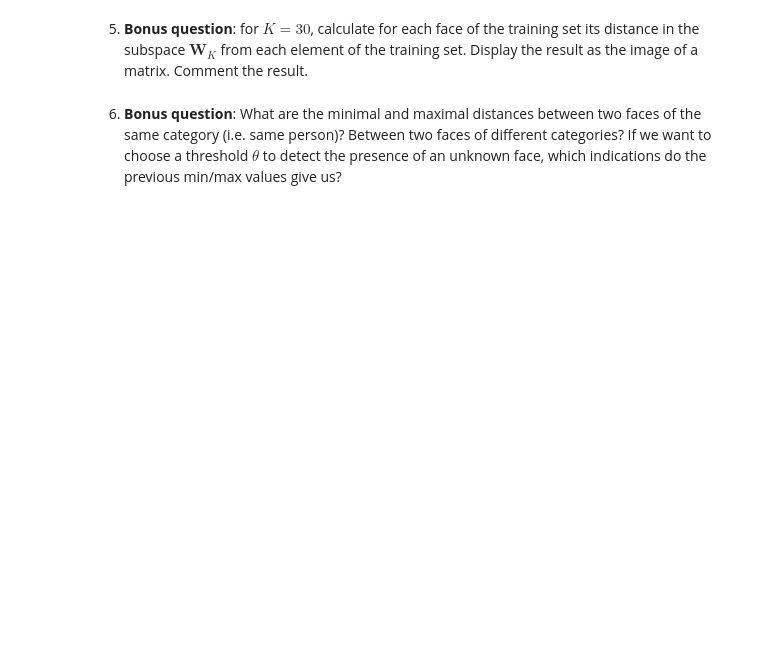
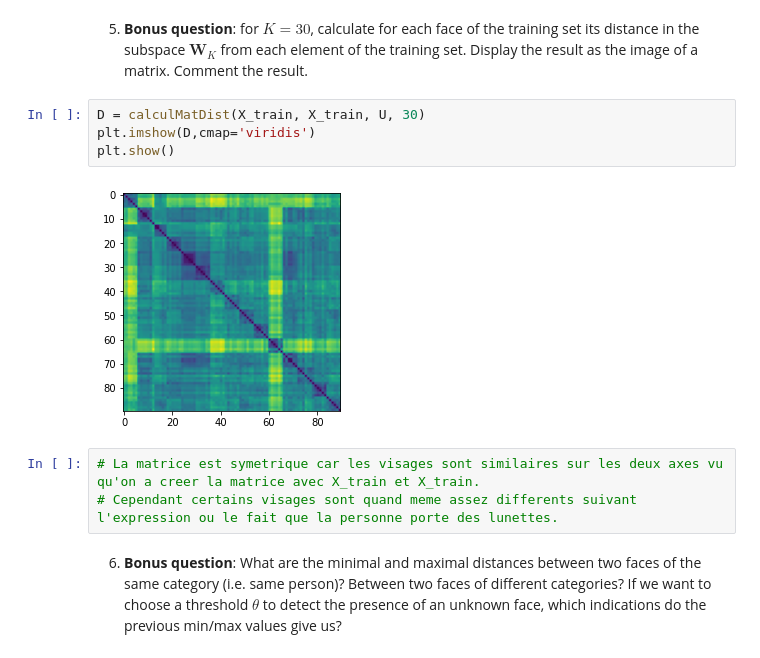
Before and after one commit to hanzopgp/MasterBioInformaticsPTs, a Jupyter notebook: S1/BIMA/TME9/TME9-10DurandKordon.ipynb, the cells around one changed output. Drawn from its saved outputs; the diff is of its cells as text; blank space fills up the shorter version.

```diff
--- a/S1/BIMA/TME9/TME9-10DurandKordon.ipynb
+++ b/S1/BIMA/TME9/TME9-10DurandKordon.ipynb
@@ -545,5 +550,14 @@ Accuracy :  90.0 %
 # %% [markdown]
 5.  **Bonus question**: for $K=30$, calculate for each face of the training set its distance in the subspace $\mathbf W_K$ from each element of the training set. Display the result as the image of a matrix. Comment the result.
+# %%
+D = calculMatDist(X_train, X_train, U, 30)
+plt.imshow(D,cmap='viridis')
+plt.show()
+# %% [output]
+[figure, added]
+# %%
+# La matrice est symetrique car les visages sont similaires sur les deux axes vu qu'on a creer la matrice avec X_train et X_train.
+# Cependant certains visages sont quand meme assez differents suivant l'expression ou le fait que la personne porte des lunettes.
 # %% [markdown]
 6. **Bonus question**: What are the minimal and maximal distances between two faces of the same category (i.e. same person)? Between two faces of different categories? If we want to choose a threshold $\theta$  to detect the presence of an unknown face, which indications do the previous min/max values give us?
 # %% [markdown]
```
Also changed, not shown: parts of 17 cells of this notebook, 19 other files.
